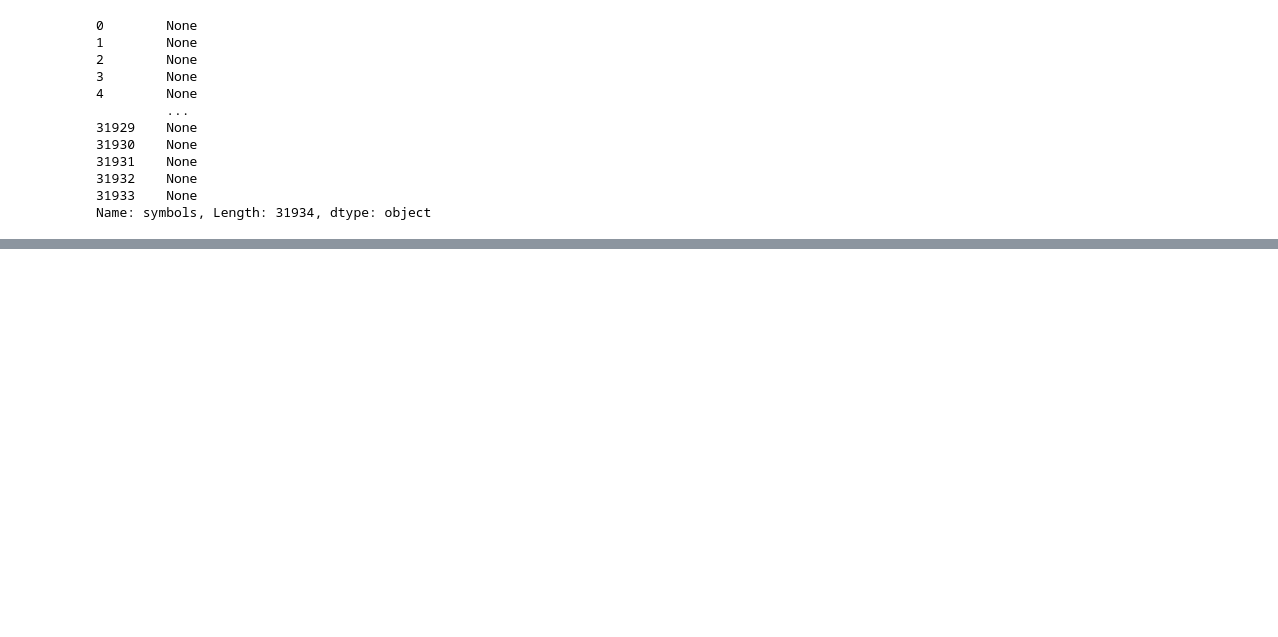
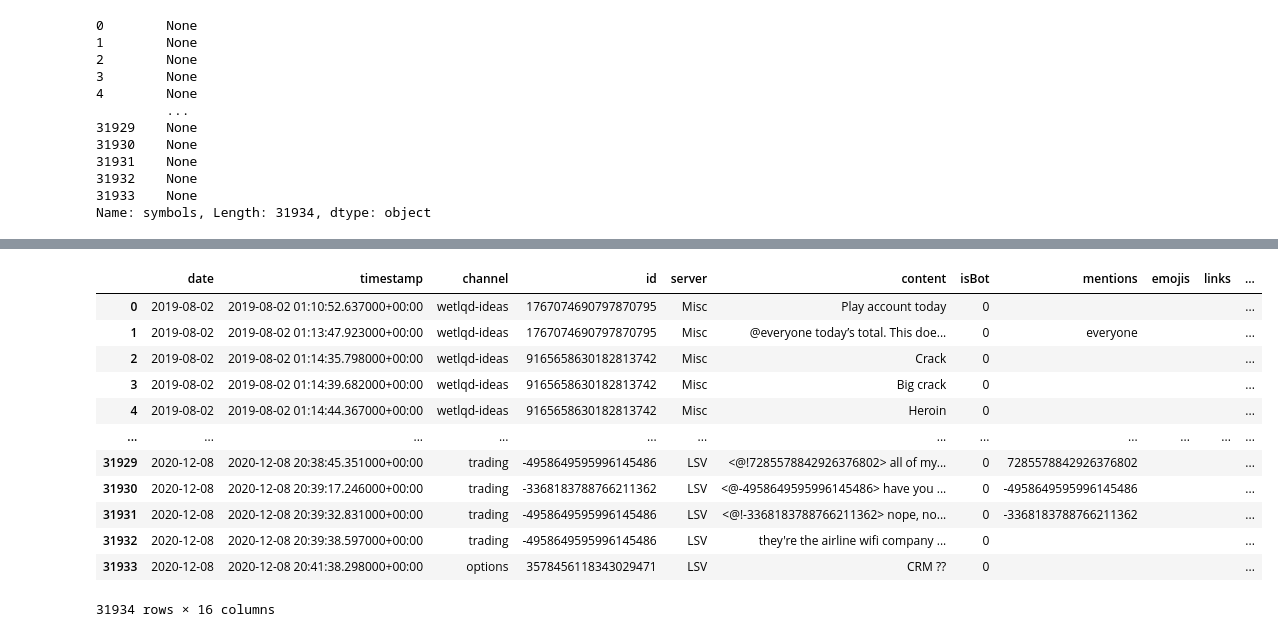
Before and after one commit to kyle-rgb/Discord_Project, a Jupyter notebook: notebooks/Trader.ipynb, the cells around one changed output, grey strips where cells are left out. Saved outputs shown, nothing was run; the diff lists cells and outputs as text; code cells hidden in the pictures; blank space fills up the shorter version.

```diff
--- a/notebooks/Trader.ipynb
+++ b/notebooks/Trader.ipynb
@@ -591,0 +668,25 @@ commentsPositiveSeries[lambda x: x.word == 'nflx']
+# %%
+full_comments_final = full_comments.assign(content = lambda x: x.content.apply(lambda s: new_string(s))).assign(mentions=lambda x: x.mentions.apply(lambda s: new_string(s)))\
+    .assign(id=lambda x: x.id.apply(lambda s: new_string(s)))
+# %%
+full_comments_final = full_comments_final.drop(['more_symbols', 'last_symbols'], axis=1)
+# %%
+full_comments_final = full_comments_final.drop(['cc_comment'], axis=1)
+# %%
+full_comments_final = full_comments_final.drop(['pk'], axis=1)
+# %%
+full_comments_final
+# %% [output]
+|  | date | timestamp | channel | id | server | content | isBot | mentions | emojis | links | ... |
+| 0 | 2019-08-02 | 2019-08-02 01:10:52.637000+00:00 | wetlqd-ideas | 1767074690797870795 | Misc | Play account today | 0 |  |  |  | ... |
+| 1 | 2019-08-02 | 2019-08-02 01:13:47.923000+00:00 | wetlqd-ideas | 1767074690797870795 | Misc | @everyone today’s total. This doe... | 0 | everyone |  |  | ... |
+| 2 | 2019-08-02 | 2019-08-02 01:14:35.798000+00:00 | wetlqd-ideas | 9165658630182813742 | Misc | Crack | 0 |  |  |  | ... |
+| 3 | 2019-08-02 | 2019-08-02 01:14:39.682000+00:00 | wetlqd-ideas | 9165658630182813742 | Misc | Big crack | 0 |  |  |  | ... |
+| 4 | 2019-08-02 | 2019-08-02 01:14:44.367000+00:00 | wetlqd-ideas | 9165658630182813742 | Misc | Heroin | 0 |  |  |  | ... |
+| ... | ... | ... | ... | ... | ... | ... | ... | ... | ... | ... | ... |
+| 31929 | 2020-12-08 | 2020-12-08 20:38:45.351000+00:00 | trading | -4958649595996145486 | LSV | <@!7285578842926376802> all of my... | 0 | 7285578842926376802 |  |  | ... |
+| 31930 | 2020-12-08 | 2020-12-08 20:39:17.246000+00:00 | trading | -3368183788766211362 | LSV | <@-4958649595996145486> have you ... | 0 | -4958649595996145486 |  |  | ... |
+| 31931 | 2020-12-08 | 2020-12-08 20:39:32.831000+00:00 | trading | -4958649595996145486 | LSV | <@!-3368183788766211362> nope, no... | 0 | -3368183788766211362 |  |  | ... |
+| 31932 | 2020-12-08 | 2020-12-08 20:39:38.597000+00:00 | trading | -4958649595996145486 | LSV | they're the airline wifi company ... | 0 |  |  |  | ... |
+| 31933 | 2020-12-08 | 2020-12-08 20:41:38.298000+00:00 | options | 3578456118343029471 | LSV | CRM ?? | 0 |  |  |  | ... |
+31934 rows × 16 columns
```
Also changed, not shown: parts of 33 cells of this notebook, 3 other files.
